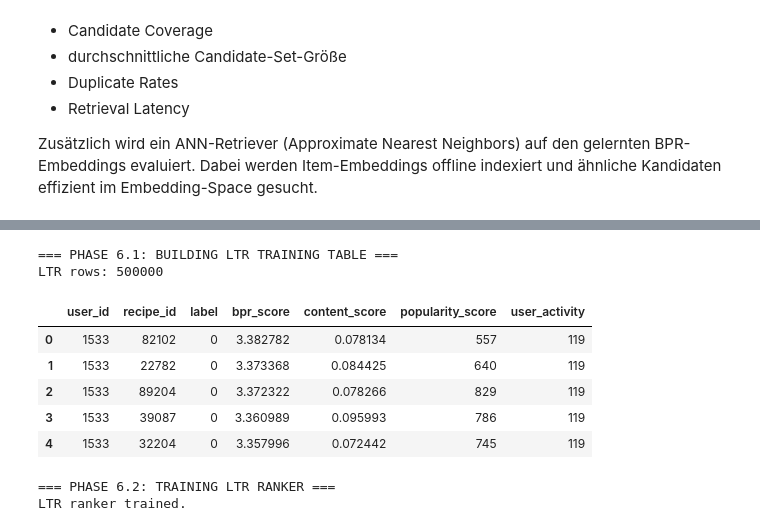
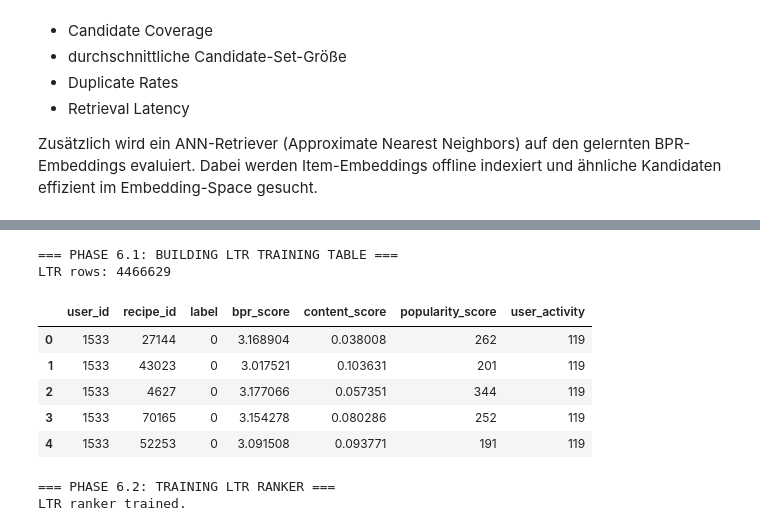
Before and after one commit to thukiy/recommended-systems, a Jupyter notebook: notebooks/03_fullrun_baseline_eval.ipynb, the cells around one changed output, grey strips where cells are left out. Cells and saved outputs as stored; diff of their text form; code cells hidden in the pictures.

```diff
--- a/notebooks/03_fullrun_baseline_eval.ipynb
+++ b/notebooks/03_fullrun_baseline_eval.ipynb
@@ -40,6 +43,7 @@ from datetime import datetime
 import pandas as pd
 import numpy as np
 from sklearn.metrics.pairwise import cosine_similarity
+from joblib import Parallel, delayed
 
 cwd = Path.cwd().resolve()
 project_root = cwd if (cwd / "evaluation").exists() else cwd.parent
@@ -51,14 +55,14 @@ print("Current working directory:", cwd)
 print("Project root used:", project_root)
 
 from evaluation.split import leave_last_out_split
-from evaluation.metrics import recall_at_k, ndcg_at_k, catalog_coverage_at_k, novelty_at_k
+from evaluation.metrics import recall_at_k, ndcg_at_k, catalog_coverage_at_k, novelty_at_k, snips_recall_at_k
 from evaluation.retrieval_metrics import summarize_retrieval_metrics, retrieval_latency_ms
 
 from models.baselines import PopularityRecommender, RandomRecommender, TrendingRecommender
 from models.content_based import ContentBasedRecommender, HybridMFContentRecommender
 from models.knn import ItemItemKNN
 from models.mf import BiasedMatrixFactorization, BPRMatrixFactorization
-from models.ltr_ranker import PointwiseLTRRanker
+from models.ltr_ranker import PointwiseLTRRanker, PairwiseXGBRanker
 from models.ann_retriever import ANNMatrixFactorizationRetriever
 from models.sequential import MarkovRecommender
 from models.graph_recommender import PersonalizedPageRankRecommender
@@ -67,20 +71,20 @@ np.random.seed(42)
 random.seed(42)
 K = 20
 
-MAX_EVAL_USERS = 12000
+MAX_EVAL_USERS = None
 EVAL_SAMPLE_RANDOM_STATE = 42
-EVALUATE_WARM_ITEMS_ONLY = True
+EVALUATE_WARM_ITEMS_ONLY = False
 
 RUN_DEBIASED_BPR = True
 DEBIASED_BPR_BETA = 0.15
 
-RUN_GRAPH_PPR = False
-MAX_RETRIEVAL_EVAL_USERS = 3000
-MAX_LTR_USERS = 2000
+RUN_GRAPH_PPR = True
+MAX_RETRIEVAL_EVAL_USERS = None
+MAX_LTR_USERS = None
 MAX_LATENCY_USERS = 500
 
-RUN_KNN_ON_FULL_DATA = False
+RUN_KNN_ON_FULL_DATA = True
 RUN_CONTENT_BASED = True
-CONTENT_CANDIDATE_ITEMS = 20000
+CONTENT_CANDIDATE_ITEMS = None
 # %% [output]
 === PHASE 1: SETUP ===
@@ -853,72 +886,46 @@ Der Ranker kombiniert dabei:
 # %%
 print("\n=== PHASE 6.1: BUILDING LTR TRAINING TABLE ===")
 
 ltr_rows = []
 
 # For LTR training, we focus on a smaller sample of users to keep the dataset manageable.
 sample_users = test_users[:MAX_LTR_USERS]
 
 for user in sample_users:
-
     true_item = true_item_by_user[user]
-
     user_hist = train_history.get(user, set())
 
-    # Candidate retrieval
-    candidates = hybrid_model.recommend(
-        user,
-        user_history=user_hist,
-        k=100
-    )
+    # Get hard negatives from the retriever
+    candidates = hybrid_model.recommend(user, user_history=user_hist, k=100)
+    training_items = set(candidates)
+    training_items.add(true_item)
 
-    for item in candidates:
-
-        # Labels
+    for item in training_items:
         label = int(item == true_item)
-
-        # --- Feature Engineering ---
-
-        # Popularity feature
-        popularity_score = pop_model.popularity_scores.get(item, 0)
-
-        # BPR score
-        bpr_score = bpr_model.score(user, item)
-
-        # Content similarity
-        content_score = content_model.score(user, item)
-
-        # User activity
-        user_activity = len(user_hist)
 
         ltr_rows.append({
             "user_id": user,
             "recipe_id": item,
             "label": label,
-
-            # interaction features
-            "bpr_score": bpr_score,
-            "content_score": content_score,
-
-            # item features
-            "popularity_score": popularity_score,
-
-            # user features
-            "user_activity": user_activity,
+            "bpr_score": bpr_model.score(user, item),
+            "content_score": content_model.score(user, item),
+            "popularity_score": pop_model.popularity_scores.get(item, 0),
+            "user_activity": len(user_hist),
         })
 
 ltr_df = pd.DataFrame(ltr_rows)
 
 print("LTR rows:", len(ltr_df))
 display(ltr_df.head())
 # %% [output]
 === PHASE 6.1: BUILDING LTR TRAINING TABLE ===
-LTR rows: 500000
+LTR rows: 4466629
 |  | user_id | recipe_id | label | bpr_score | content_score | popularity_score | user_activity |
-| 0 | 1533 | 82102 | 0 | 3.382782 | 0.078134 | 557 | 119 |
-| 1 | 1533 | 22782 | 0 | 3.373368 | 0.084425 | 640 | 119 |
-| 2 | 1533 | 89204 | 0 | 3.372322 | 0.078266 | 829 | 119 |
-| 3 | 1533 | 39087 | 0 | 3.360989 | 0.095993 | 786 | 119 |
-| 4 | 1533 | 32204 | 0 | 3.357996 | 0.072442 | 745 | 119 |
+| 0 | 1533 | 27144 | 0 | 3.168904 | 0.038008 | 262 | 119 |
+| 1 | 1533 | 43023 | 0 | 3.017521 | 0.103631 | 201 | 119 |
+| 2 | 1533 | 4627 | 0 | 3.177066 | 0.057351 | 344 | 119 |
+| 3 | 1533 | 70165 | 0 | 3.154278 | 0.080286 | 252 | 119 |
+| 4 | 1533 | 52253 | 0 | 3.091508 | 0.093771 | 191 | 119 |
 # %%
 print("\n=== PHASE 6.2: TRAINING LTR RANKER ===")
 
```
Also changed, not shown: parts of 17 cells of this notebook, 5 other files.
